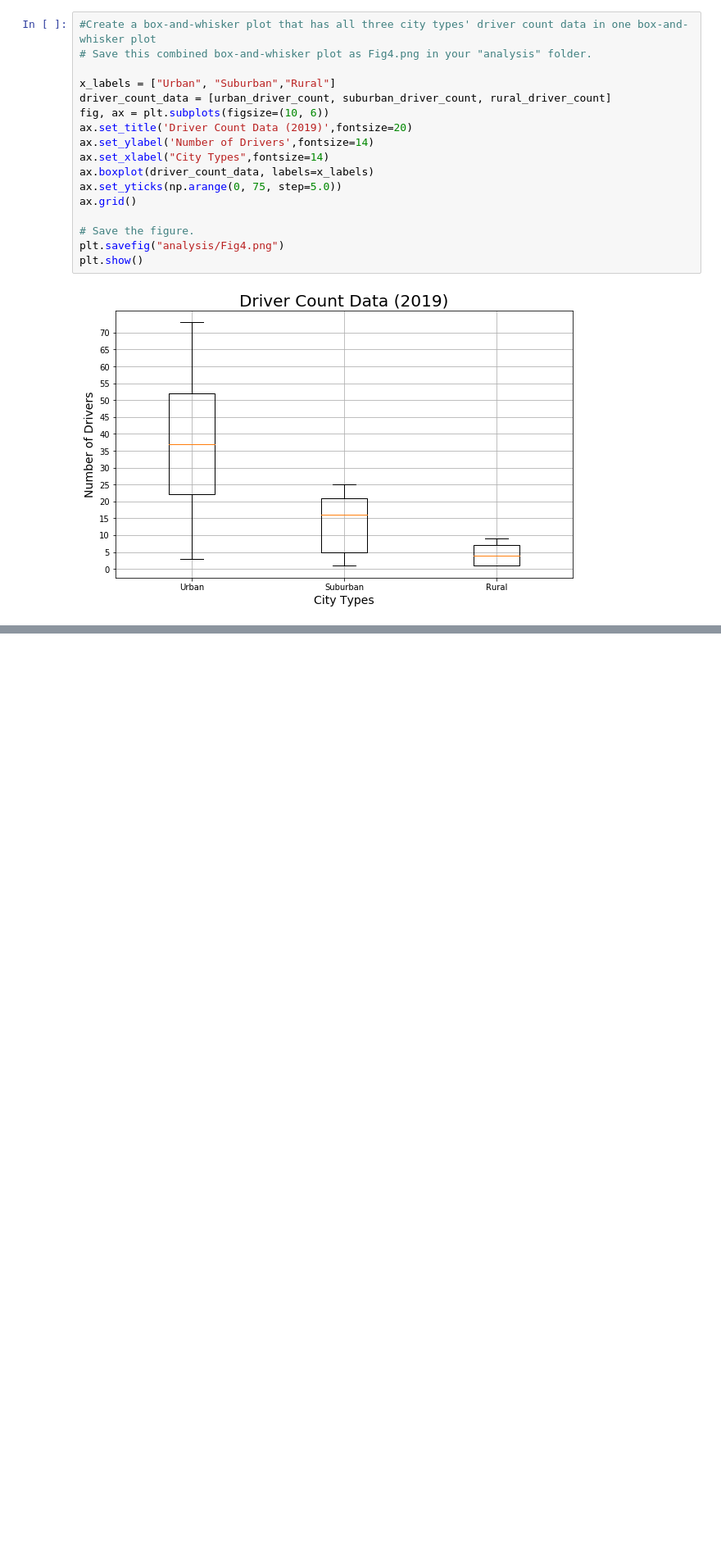
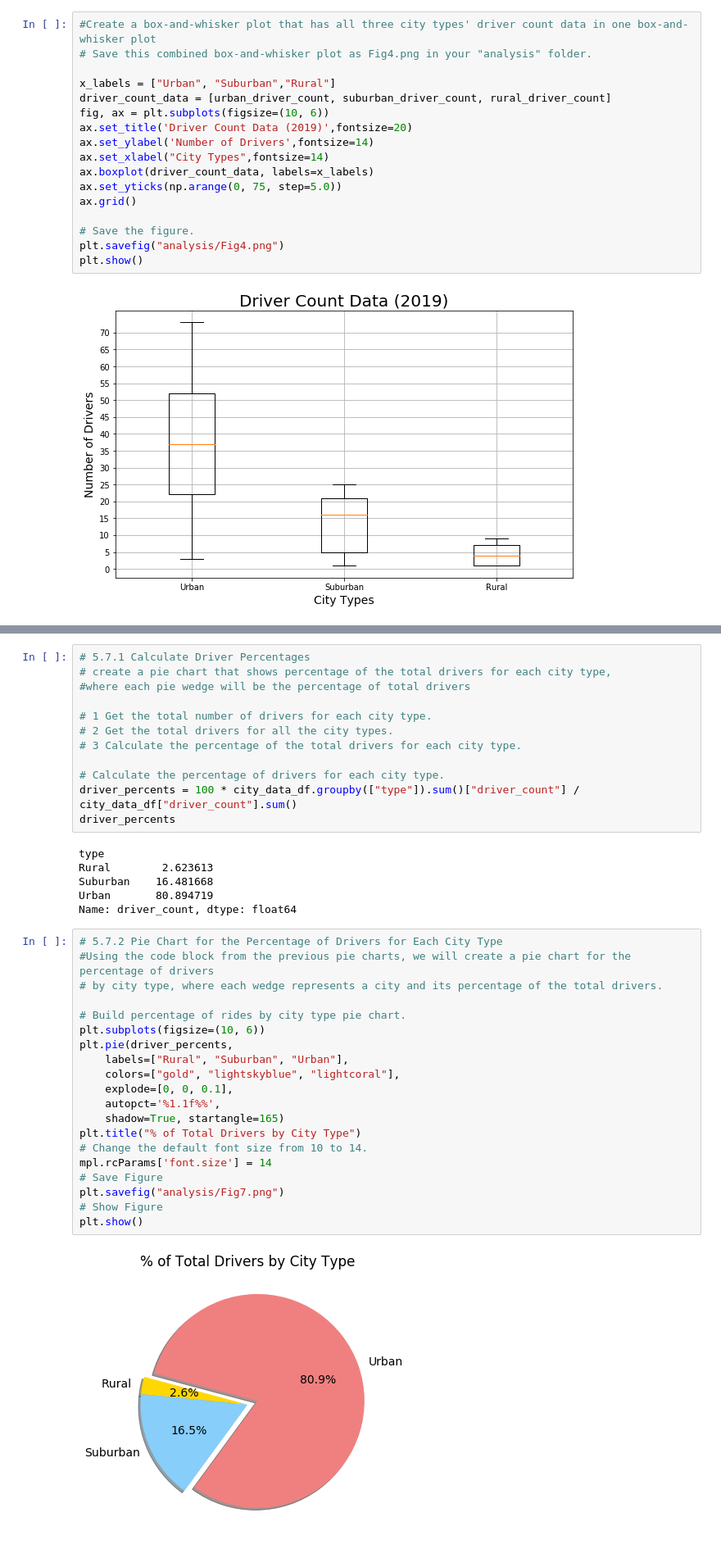
Before and after one commit to SamSteffen/PyBer_Analysis, a Jupyter notebook: Pyber.ipynb, the cells around one changed output, grey strips where cells are left out. Shown at 82% size. Cells and saved outputs as stored; diff of their text form; blank space fills up the shorter version.

```diff
--- a/Pyber.ipynb
+++ b/Pyber.ipynb
@@ -815,0 +922,40 @@ plt.show()
+# %%
+# 5.7.1 Calculate Driver Percentages
+# create a pie chart that shows percentage of the total drivers for each city type,
+#where each pie wedge will be the percentage of total drivers
+
+# 1 Get the total number of drivers for each city type.
+# 2 Get the total drivers for all the city types.
+# 3 Calculate the percentage of the total drivers for each city type.
+
+# Calculate the percentage of drivers for each city type.
+driver_percents = 100 * city_data_df.groupby(["type"]).sum()["driver_count"] / city_data_df["driver_count"].sum()
+driver_percents
+# %% [output]
+type
+Rural        2.623613
+Suburban    16.481668
+Urban       80.894719
+Name: driver_count, dtype: float64
+# %%
+# 5.7.2 Pie Chart for the Percentage of Drivers for Each City Type
+#Using the code block from the previous pie charts, we will create a pie chart for the percentage of drivers
+# by city type, where each wedge represents a city and its percentage of the total drivers.
+
+# Build percentage of rides by city type pie chart.
+plt.subplots(figsize=(10, 6))
+plt.pie(driver_percents,
+    labels=["Rural", "Suburban", "Urban"],
+    colors=["gold", "lightskyblue", "lightcoral"],
+    explode=[0, 0, 0.1],
+    autopct='%1.1f%%',
+    shadow=True, startangle=165)
+plt.title("% of Total Drivers by City Type")
+# Change the default font size from 10 to 14.
+mpl.rcParams['font.size'] = 14
+# Save Figure
+plt.savefig("analysis/Fig7.png")
+# Show Figure
+plt.show()
+# %% [output]
+[figure, added]
```
Also changed, not shown: parts of 7 cells of this notebook, 3 other files.
